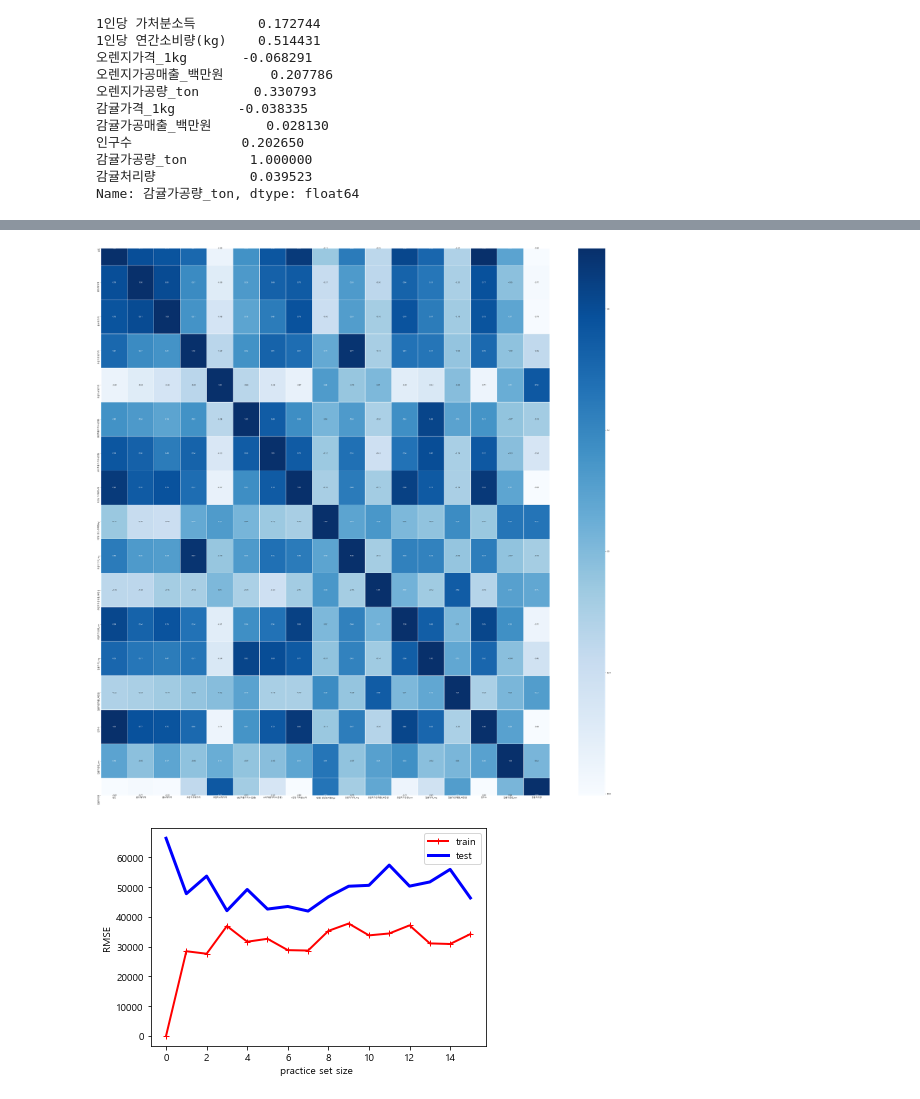
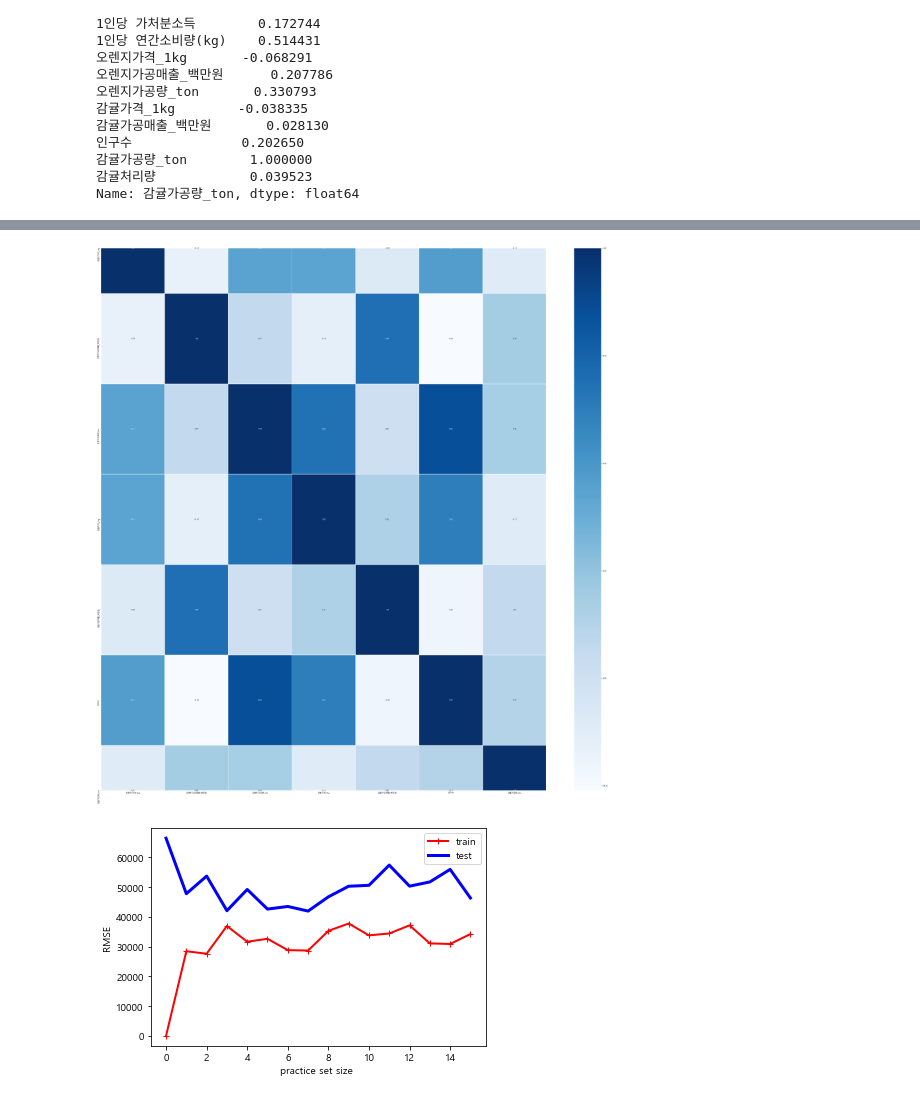
Before and after one commit to Joonyeong97/Jeju_Analysis_Project, a Jupyter notebook: LYT/1_project2.ipynb, the cells around one changed output, grey strips where cells are left out. Drawn from its saved outputs; the diff is of its cells as text; code cells hidden in the pictures.

```diff
--- a/LYT/1_project2.ipynb
+++ b/LYT/1_project2.ipynb
@@ -419,0 +514,3 @@ plt.legend(['총 생산량'])
+# %%
+project1 = project.fillna(np.mean(project))
+pro1 = project1.iloc[:,9:16]
@@ -537,10 +647,10 @@ print('정확도',round(voting_clf.score(x,y)*100,2),'%')
 # %%
 plt.figure(figsize=(50,50))
-sns.heatmap(data=project1.corr(), annot=True,
+sns.heatmap(data=pro1.corr(), annot=True,
            fmt = '.2f', linewidths=.5, cmap ='Blues')
 plt.show()
 # %% [output]
-[figure, old version]
+[figure, new version]
 # %%
 # 과소적합, 과대적합 모델 확인
 from sklearn.svm import SVC
```
Also changed, not shown: parts of 38 cells of this notebook.
